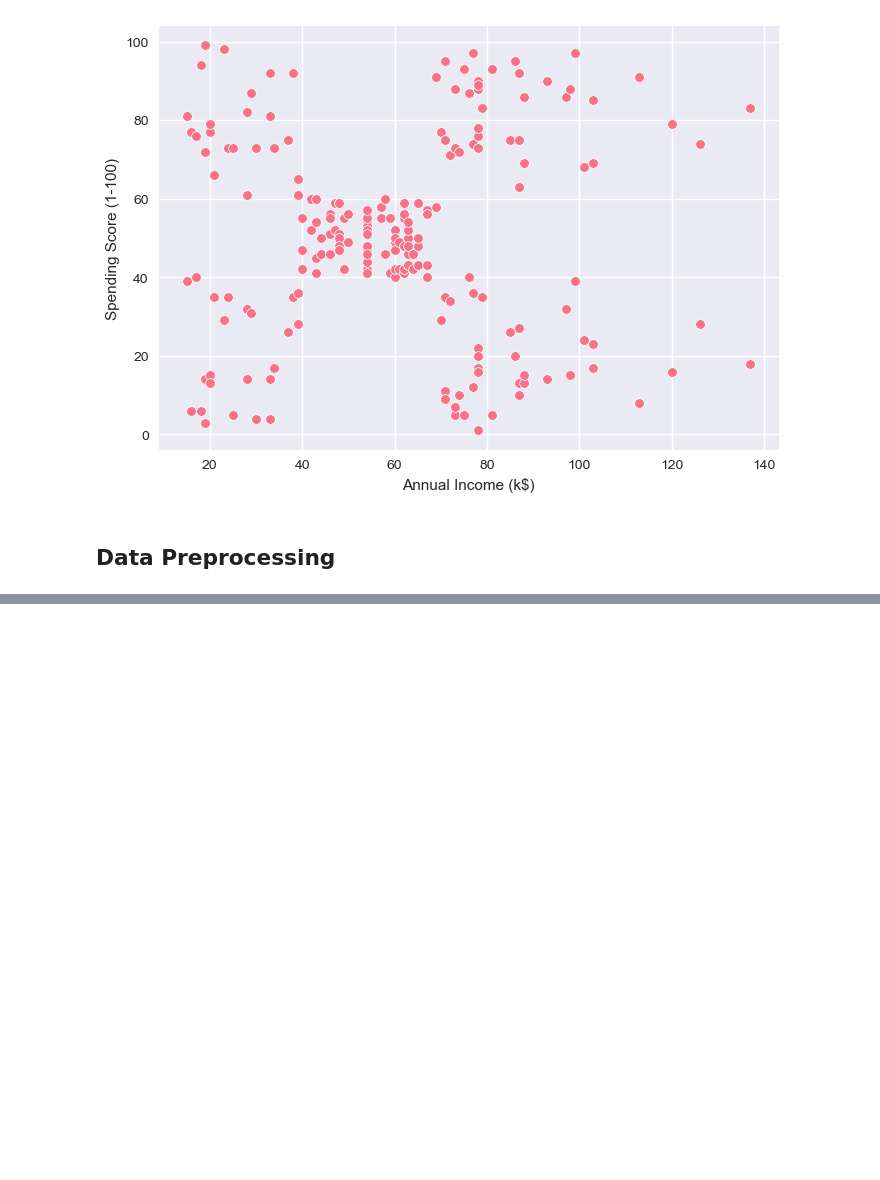
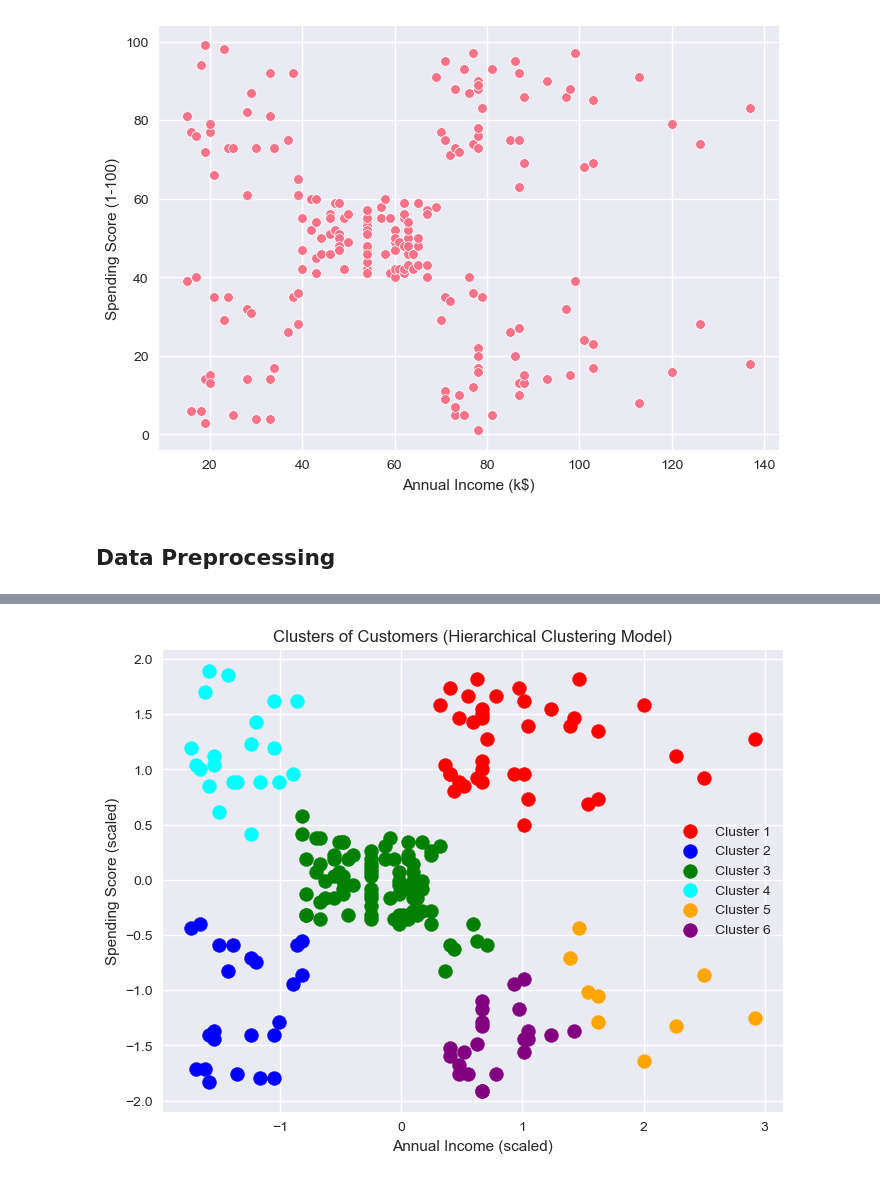
Before and after one commit to DS605-2025-FOML/clustering-using-scikit-learn-DhruvParmar051, a Jupyter notebook: assignment.ipynb, the cells around one changed output, grey strips where cells are left out. Saved outputs shown, nothing was run; the diff lists cells and outputs as text; code cells hidden in the pictures; blank space fills up the shorter version.

```diff
--- a/assignment.ipynb
+++ b/assignment.ipynb
@@ -150,0 +153,23 @@ plt.show()
+# %%
+hc = AgglomerativeClustering(n_clusters = 6,linkage ='ward')
+y_hc=hc.fit_predict(X_scaled)
+# %%
+import matplotlib.pyplot as plt
+
+colors = ['red', 'blue', 'green', 'cyan', 'orange', 'purple']
+labels = ['Cluster 1','Cluster 2','Cluster 3','Cluster 4','Cluster 5','Cluster 6']
+
+plt.figure(figsize=(8,6))
+for i in range(6):
+    plt.scatter(X_scaled[y_hc == i, 0],
+                X_scaled[y_hc == i, 1],
+                s=100, c=colors[i], label=labels[i])
+
+plt.title('Clusters of Customers (Hierarchical Clustering Model)')
+plt.xlabel('Annual Income (scaled)')
+plt.ylabel('Spending Score (scaled)')
+plt.legend()
+plt.grid(True)
+plt.show()
+# %% [output]
+[figure, added]
```
Also changed, not shown: parts of 9 cells of this notebook.
